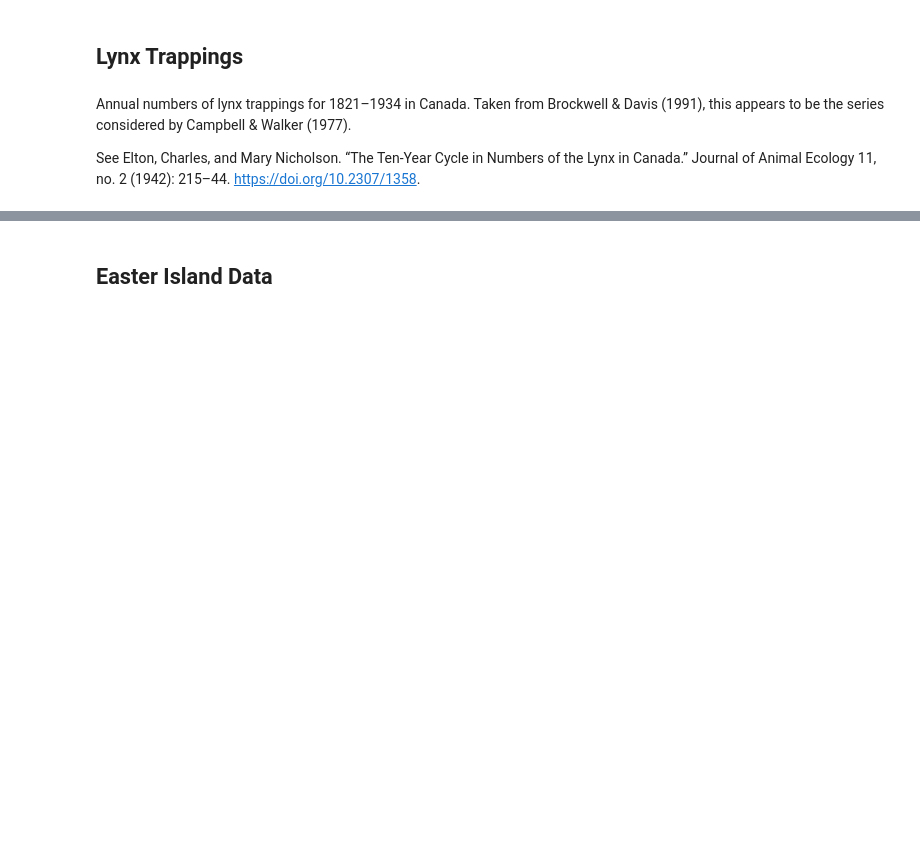
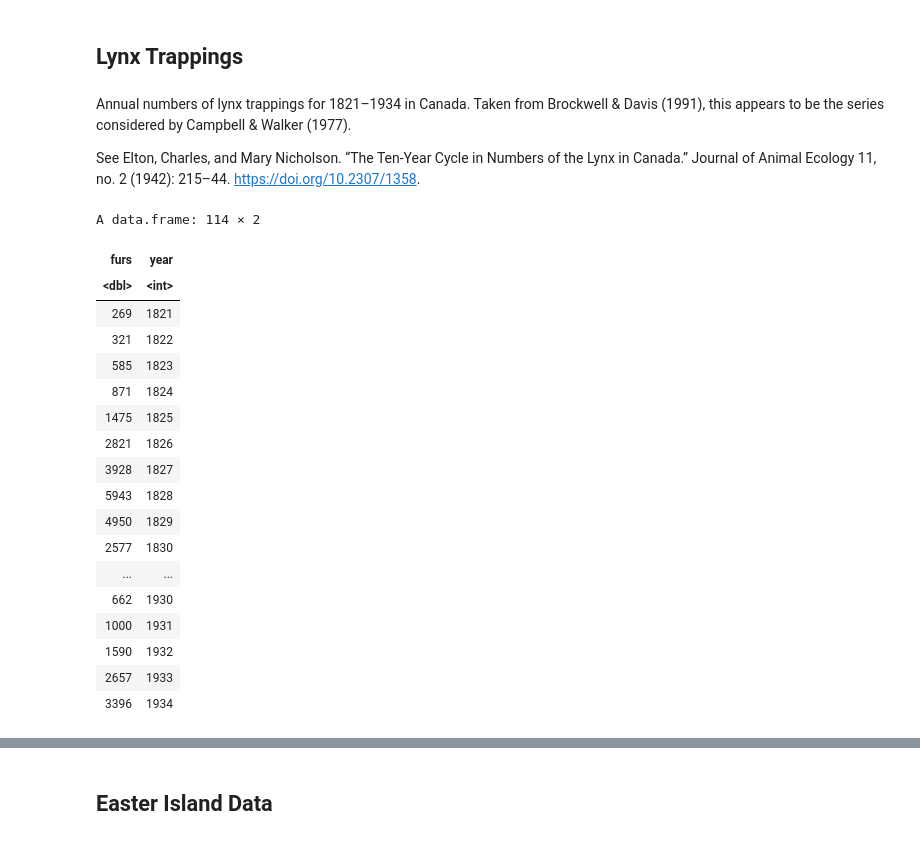
Before and after one commit to jrising/couplingsf23, a Jupyter notebook: practicum5.ipynb, the cells around one changed output, grey strips where cells are left out. Cells and saved outputs as stored; diff of their text form; code cells hidden in the pictures; blank space fills up the shorter version.

```diff
--- a/practicum5.ipynb
+++ b/practicum5.ipynb
@@ -109,3 +309,25 @@ See Elton, Charles, and Mary Nicholson. “The Ten-Year Cycle in Numbers of the
 data(lynx)
 # %%
 df = data.frame(furs=as.numeric(lynx), year=1821:1934)
+# %%
+df
+# %% [output]
+A data.frame: 114 × 2
+| furs | year |
+| <dbl> | <int> |
+| 269 | 1821 |
+| 321 | 1822 |
+| 585 | 1823 |
+| 871 | 1824 |
+| 1475 | 1825 |
+| 2821 | 1826 |
+| 3928 | 1827 |
+| 5943 | 1828 |
+| 4950 | 1829 |
+| 2577 | 1830 |
+| ... | ... |
+| 662 | 1930 |
+| 1000 | 1931 |
+| 1590 | 1932 |
+| 2657 | 1933 |
+| 3396 | 1934 |
```
Also changed, not shown: parts of 74 cells of this notebook.
